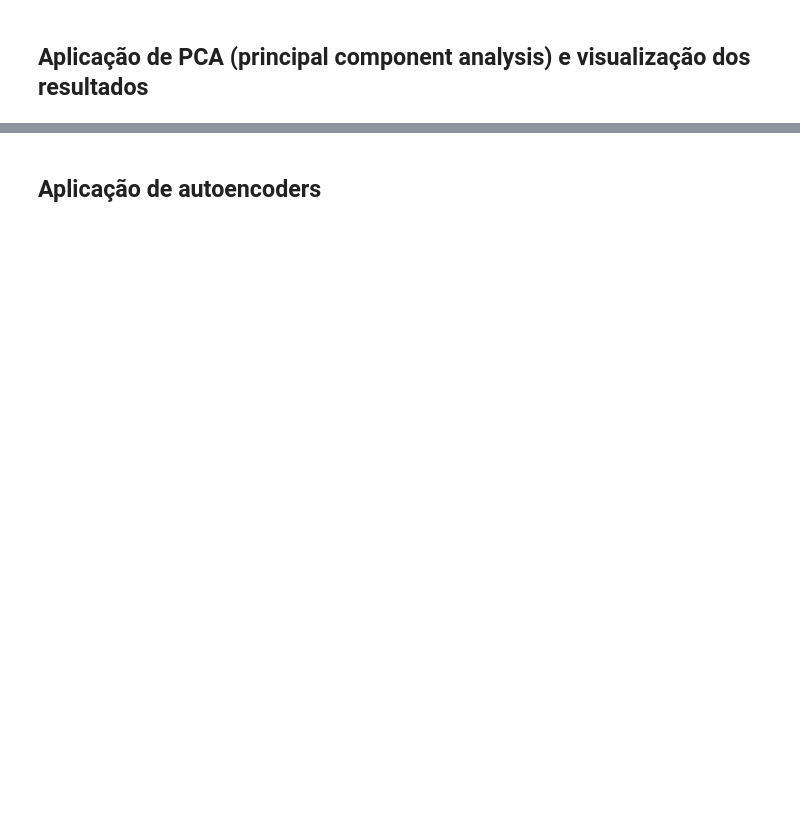
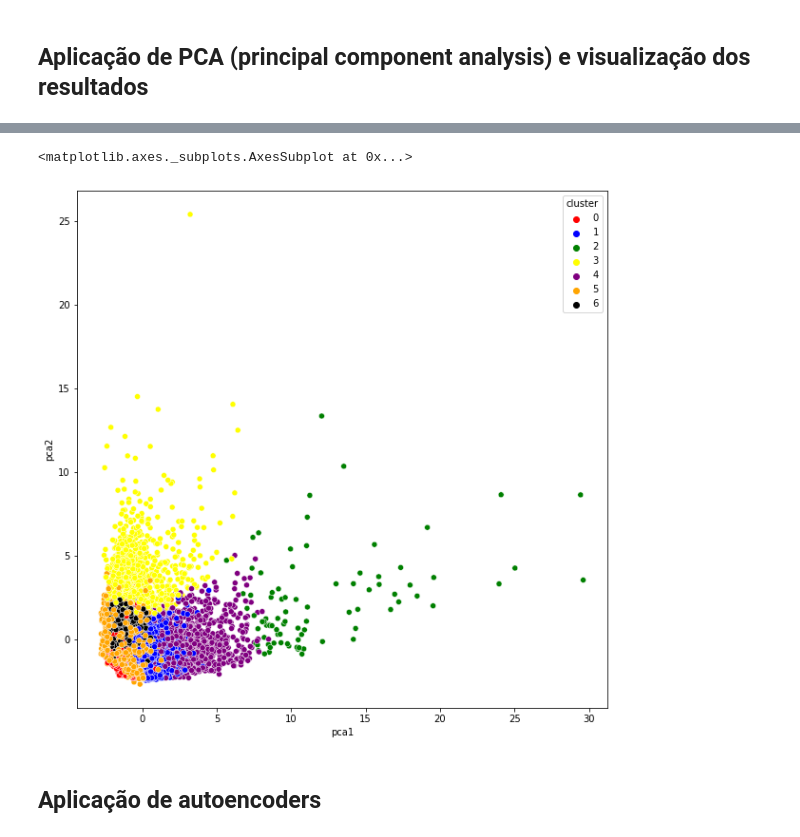
Before and after one commit to Vinicius-Luiz/ciencia_dados_para_empresas, a Jupyter notebook: MARKETING/Departamento_de_Marketing_Agrupamentos_definidos.ipynb, the cells around one changed output, grey strips where cells are left out. Cells and saved outputs as stored; diff of their text form; code cells hidden in the pictures; blank space fills up the shorter version.

```diff
--- a/MARKETING/Departamento_de_Marketing_Agrupamentos_definidos.ipynb
+++ b/MARKETING/Departamento_de_Marketing_Agrupamentos_definidos.ipynb
@@ -13,7 +12,7 @@ def open_cluster_centers():
   with open('agrupamentos_clientes.pkl','rb') as f:
     return pickle.load(f)
 # %%
-cluster_centers, creditcard_df, labels, n_clusters, kmeans, scaler = open_cluster_centers()
+cluster_centers, creditcard_df, creditcard_scaled_df, labels, n_clusters, wcss_1 = open_cluster_centers()
 # %%
 #Adicionando a classificação do agrupamento nos respectivos clientes
 creditcard_df_cluster = pd.concat([creditcard_df, pd.DataFrame({'cluster': labels})], axis=1) #axis: colocar os dados numa outra coluna
@@ -34,5 +54,5 @@ creditcard_order.to_csv('creditcard_order.csv', float_format = "%.2f")
 ## Aplicação de PCA (principal component analysis) e visualização dos resultados
 # %%
 pca = PCA(n_components=2) #número de componentes principais | Vamos transformar 18 características em 2 características
-principal_comp = pca.fit_transform(credit_card_scaled)
+principal_comp = pca.fit_transform(creditcard_scaled_df)
 principal_comp
@@ -39,5 +67,7 @@ principal_comp
 # %%
 pca_df = pd.DataFrame(data = principal_comp, columns = ['pca1','pca2']) #É difícil interpretar esses dados, pois foram realizados vários calculos para defini-los
 # %%
-pca_df = pd.concat([pca_df, pd.DataFrame{'cluster': labels})], axis=1)
+pca_df = pd.concat([pca_df,
+                    pd.DataFrame({'cluster': labels})
+                    ], axis=1)
 pca_df.head()
@@ -44,5 +81,8 @@ pca_df.head()
 # %%
 plt.figure(figsize=(10,10))
-sns.scatterplot(x = 'pca1', y = 'pca2', hue = 'cluster', data = pca_df, palette = ['red','blue','green','yellow','pink','orange'])
+sns.scatterplot(x = 'pca1', y = 'pca2', hue = 'cluster', data = pca_df, palette = ['red','blue','green','yellow','purple','orange', 'black'])
+# %% [output]
+<matplotlib.axes._subplots.AxesSubplot at 0x...>
+[figure, added]
 # %% [markdown]
 ## Aplicação de autoencoders
```
Also changed, not shown: parts of 6 cells of this notebook, 6 other files.
